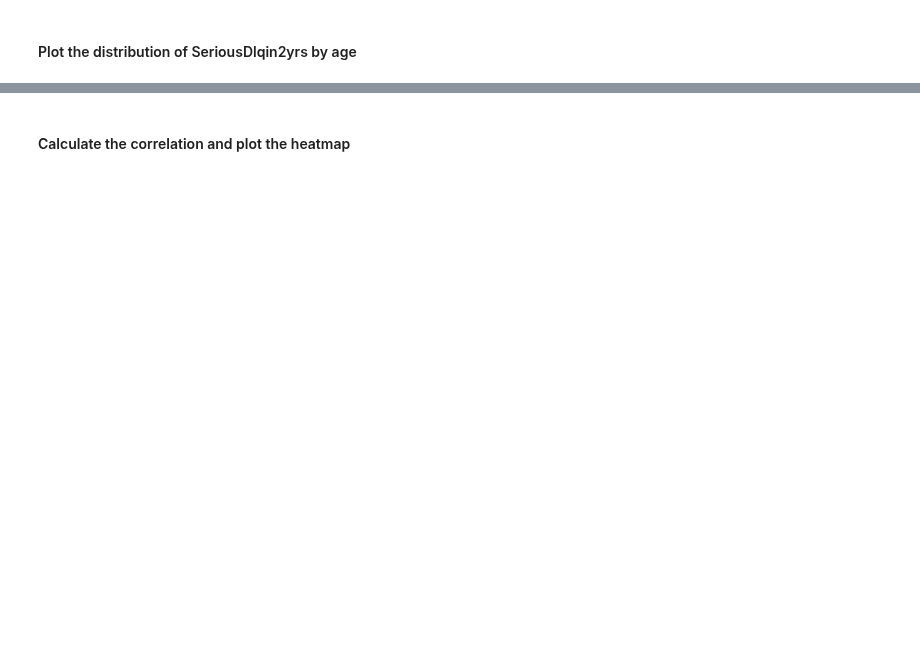
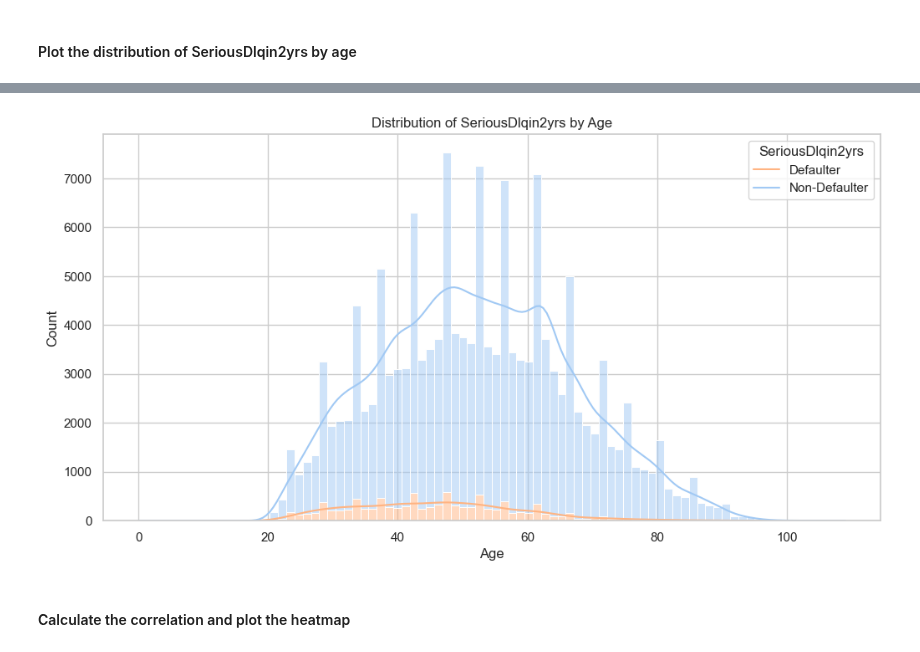
Before and after one commit to rajiv-ranjan/cds-mini-projects, a Jupyter notebook: m2/mini-project-2/project/M3_NB_MiniProject_2_Credit_risk_modelling_Logistic_Regression.ipynb, the cells around one changed output, grey strips where cells are left out. Saved outputs shown, nothing was run; the diff lists cells and outputs as text; code cells hidden in the pictures; blank space fills up the shorter version.

```diff
--- a/m2/mini-project-2/project/M3_NB_MiniProject_2_Credit_risk_modelling_Logistic_Regression.ipynb
+++ b/m2/mini-project-2/project/M3_NB_MiniProject_2_Credit_risk_modelling_Logistic_Regression.ipynb
@@ -123,2 +267,19 @@ Find the how many null values in the dataset and fill with mean or remove.
+# %%
+plt.figure(figsize=(12, 6))
+sns.histplot(
+    data=df,
+    x="age",
+    hue="SeriousDlqin2yrs",
+    multiple="stack",
+    bins=unique_ages,
+    kde=True,
+)
+plt.title("Distribution of SeriousDlqin2yrs by Age")
+plt.xlabel("Age")
+plt.ylabel("Count")
+plt.legend(title="SeriousDlqin2yrs", labels=["Defaulter", "Non-Defaulter"])
+plt.show()
+# %% [output]
+[figure, added]
 # %% [markdown]
 #### Calculate the correlation and plot the heatmap
```
Also changed, not shown: parts of 23 cells of this notebook, 3 other files.
